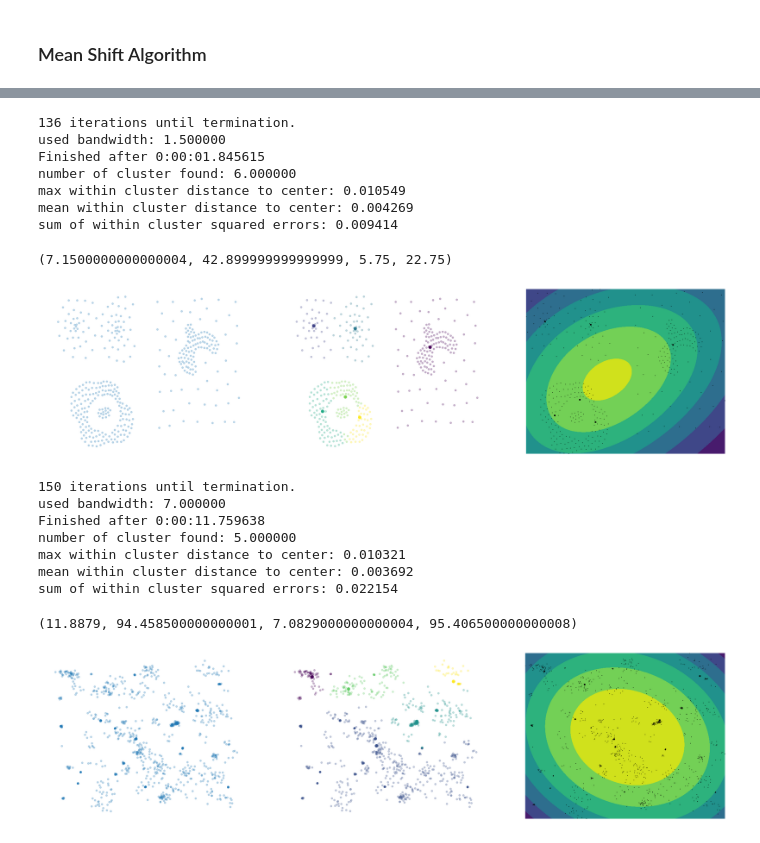
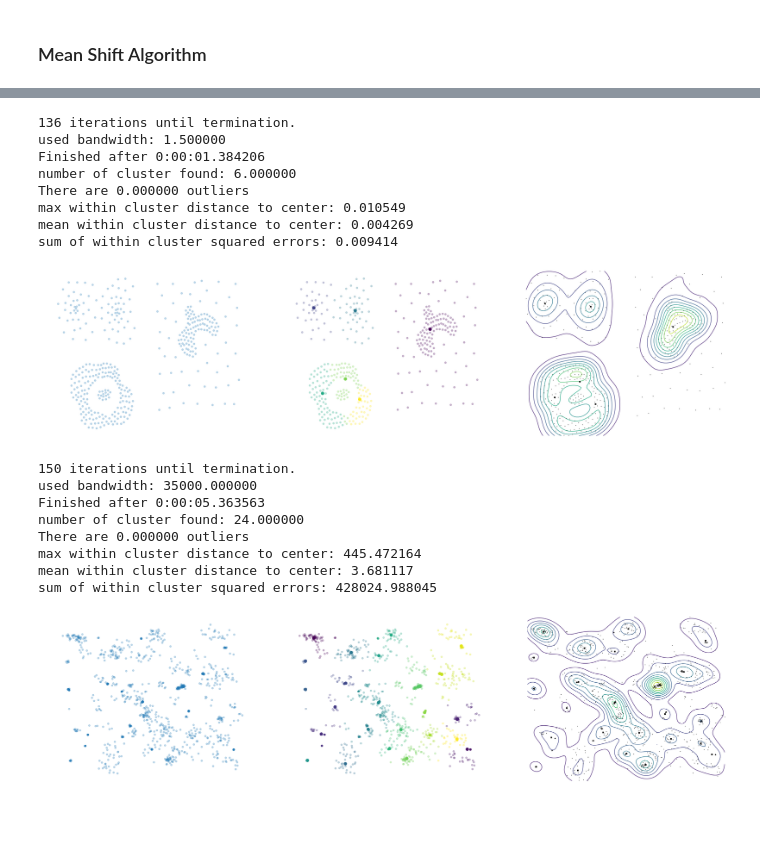
Before and after one commit to clustertoolsgroup/clustertools_project, a Jupyter notebook: more_examples.ipynb, the cells around one changed output, grey strips where cells are left out. Cells and saved outputs as stored; diff of their text form; code cells hidden in the pictures; blank space fills up the shorter version.

Commit message:
basic bandwidth estimator, corrected kde plots

```diff
--- a/more_examples.ipynb
+++ b/more_examples.ipynb
@@ -214,68 +236,84 @@ sum of within cluster squared errors: 0.018121
 # %%
-i=4
-value = datasets[i]
-ms4 = MeanShift(value, bandwidthset[i])
+data = compound[:,:2]
+ms4 = MeanShift(data,  1.5)
 ms4.fit()
 clusterlocations = ms4._cluster_centers
 results = ms4._results
 labels = ms4._cluster_labels
-
+bandwidth = ms4._bandwidth
 
 f, axarr = plt.subplots(1,3, figsize=(40,10))
 
-axarr[0].scatter(value[:,0],value[:,1],alpha=.3)
+axarr[0].scatter(data[:,0],data[:,1],alpha=.3)
 axarr[0].axis('off')
 
-axarr[1].scatter(value[:,0],value[:,1],alpha=.3, c = labels)
-axarr[1].scatter(clusterlocations[:,0],clusterlocations[:,1],s = 100, alpha=1, c = np.arange(1,max(labels)+1))
+axarr[1].scatter(data[:,0],data[:,1],alpha=.3, c = labels)
+if ms4._outliers >0:
+    axarr[1].scatter(clusterlocations[:,0],clusterlocations[:,1],s = 100, alpha=1, c = np.arange(0,max(labels)+1))
+else:
+    axarr[1].scatter(clusterlocations[:,0],clusterlocations[:,1],s = 100, alpha=1, c = np.arange(1,max(labels)+1))
+axarr[1].scatter(data[labels==0][:,0],data[labels==0][:,1],s = 100, alpha=.3, marker='*')
 axarr[1].axis('off')
 
-[X, Y, Z] = plot_kde(value[:,0], value[:,1], bandwidthset[i])
-axarr[2].contourf(X,Y,Z)
-axarr[2].plot(value[:,0], value[:,1], 'k.', markersize=2, alpha=1)
+[X, Y, Z] = plot_kde(data[:,0], data[:,1], bandwidth)
+ma=np.max(np.max(Z)) #max of density
+mi=np.min(np.min(Z)) #min of density
+levels=np.arange(mi,ma+(ma-mi)*0.099,(ma-mi)*0.1) #specify contour levels
+axarr[2].contour(X,Y,Z, levels)
+axarr[2].plot(data[:,0], data[:,1], 'k.', markersize=2, alpha=1)
 axarr[2].plot(results[:,0], results[:,1], 'k.', markersize=8)
 axarr[2].axis('off')
+
+plt.show()
 # %% [output]
 136 iterations until termination.
 used bandwidth: 1.500000
-Finished after 0:00:01.845615
+Finished after 0:00:01.384206
 number of cluster found: 6.000000
+There are 0.000000 outliers
 max within cluster distance to center: 0.010549
 mean within cluster distance to center: 0.004269
 sum of within cluster squared errors: 0.009414
-(7.1500000000000004, 42.899999999999999, 5.75, 22.75)
-[figure, old version]
+[figure, new version]
 # %%
-i=5
-value = datasets[i]
-ms5 = MeanShift(value, bandwidthset[i])
+data = birch3[np.arange(0,100000,100),:]
+ms5 = MeanShift(data,  35000)
 ms5.fit()
 clusterlocations = ms5._cluster_centers
 results = ms5._results
 labels = ms5._cluster_labels
-
+bandwidth = ms5._bandwidth
 
 f, axarr = plt.subplots(1,3, figsize=(40,10))
 
-axarr[0].scatter(value[:,0],value[:,1],alpha=.3)
+axarr[0].scatter(data[:,0],data[:,1],alpha=.3)
 axarr[0].axis('off')
 
-axarr[1].scatter(value[:,0],value[:,1],alpha=.3, c = labels)
-axarr[1].scatter(clusterlocations[:,0],clusterlocations[:,1],s = 100, alpha=1, c = np.arange(1,max(labels)+1))
+axarr[1].scatter(data[:,0],data[:,1],alpha=.3, c = labels)
+if ms5._outliers >0:
+    axarr[1].scatter(clusterlocations[:,0],clusterlocations[:,1],s = 100, alpha=1, c = np.arange(0,max(labels)+1))
+else:
+    axarr[1].scatter(clusterlocations[:,0],clusterlocations[:,1],s = 100, alpha=1, c = np.arange(1,max(labels)+1))
+axarr[1].scatter(data[labels==0][:,0],data[labels==0][:,1],s = 100, alpha=.3, marker='*')
 axarr[1].axis('off')
 
-[X, Y, Z] = plot_kde(value[:,0], value[:,1], bandwidthset[i])
-axarr[2].contourf(X,Y,Z)
-axarr[2].plot(value[:,0], value[:,1], 'k.', markersize=2, alpha=1)
+[X, Y, Z] = plot_kde(data[:,0], data[:,1], bandwidth)
+ma=np.max(np.max(Z)) #max of density
+mi=np.min(np.min(Z)) #min of density
+levels=np.arange(mi,ma+(ma-mi)*0.099,(ma-mi)*0.1) #specify contour levels
+axarr[2].contour(X,Y,Z, levels)
+axarr[2].plot(data[:,0], data[:,1], 'k.', markersize=2, alpha=1)
 axarr[2].plot(results[:,0], results[:,1], 'k.', markersize=8)
 axarr[2].axis('off')
+
+plt.show()
 # %% [output]
 150 iterations until termination.
-used bandwidth: 7.000000
-Finished after 0:00:11.759638
-number of cluster found: 5.000000
-max within cluster distance to center: 0.010321
-mean within cluster distance to center: 0.003692
-sum of within cluster squared errors: 0.022154
+used bandwidth: 35000.000000
+Finished after 0:00:05.363563
+number of cluster found: 24.000000
+There are 0.000000 outliers
+max within cluster distance to center: 445.472164
+mean within cluster distance to center: 3.681117
+sum of within cluster squared errors: 428024.988045
-(11.8879, 94.458500000000001, 7.0829000000000004, 95.406500000000008)
-[figure, old version]
+[figure, new version]
```
Also changed, not shown: parts of 9 cells of this notebook, 1 other file.
